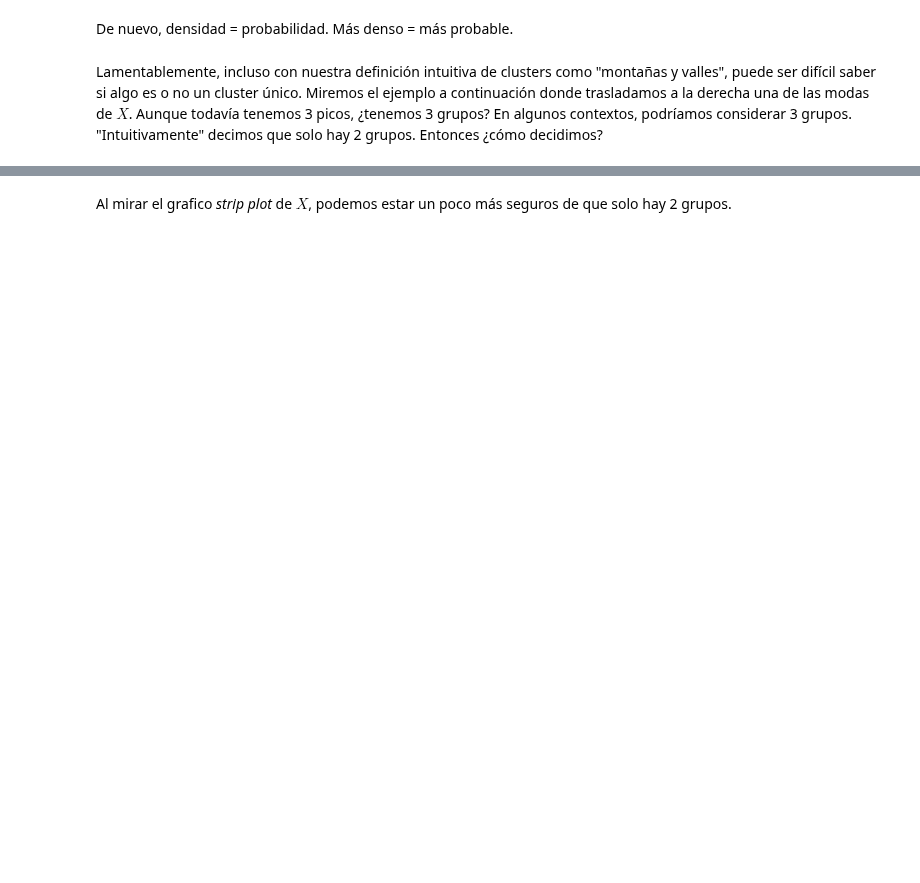
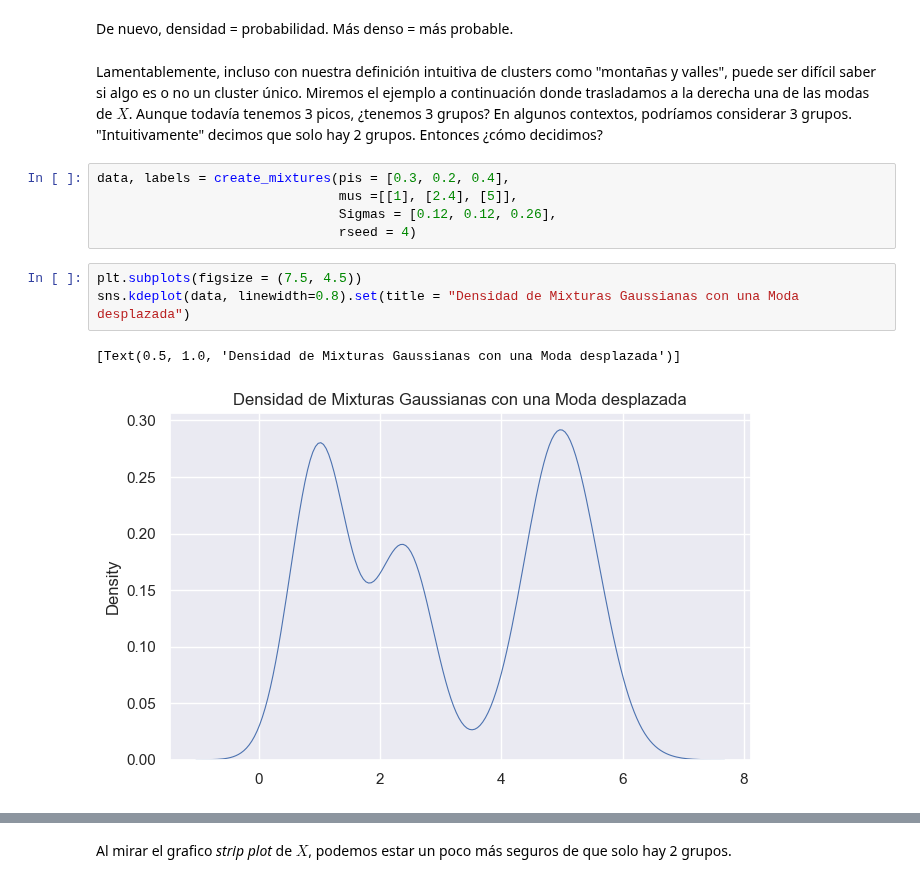
Before and after one commit to Datavaid/HDBSCAN, a Jupyter notebook: First_HDBSCAN.ipynb, the cells around one changed output, grey strips where cells are left out. Drawn from its saved outputs; the diff is of its cells as text; blank space fills up the shorter version.

```diff
--- a/First_HDBSCAN.ipynb
+++ b/First_HDBSCAN.ipynb
@@ -206,6 +212,17 @@ sns.histplot(data, kde = False, bins = 80).set(title = 'Histograma de X')
 De nuevo, densidad = probabilidad. Más denso = más probable.
 # %% [markdown]
 Lamentablemente, incluso con nuestra definición intuitiva de clusters como "montañas y valles", puede ser difícil saber si algo es o no un cluster único. Miremos el ejemplo a continuación donde trasladamos a la derecha una de las modas de $X$. Aunque todavía tenemos 3 picos, ¿tenemos 3 grupos? En algunos contextos, podríamos considerar 3 grupos. "Intuitivamente" decimos que solo hay 2 grupos. Entonces ¿cómo decidimos?
+# %%
+data, labels = create_mixtures(pis = [0.3, 0.2, 0.4],
+                               mus =[[1], [2.4], [5]],
+                               Sigmas = [0.12, 0.12, 0.26],
+                               rseed = 4)
+# %%
+plt.subplots(figsize = (7.5, 4.5))
+sns.kdeplot(data, linewidth=0.8).set(title = "Densidad de Mixturas Gaussianas con una Moda desplazada")
+# %% [output]
+[Text(0.5, 1.0, 'Densidad de Mixturas Gaussianas con una Moda desplazada')]
+[figure, added]
 # %% [markdown]
 <figure>
 <center>
```
Also changed, not shown: parts of 11 cells of this notebook.
